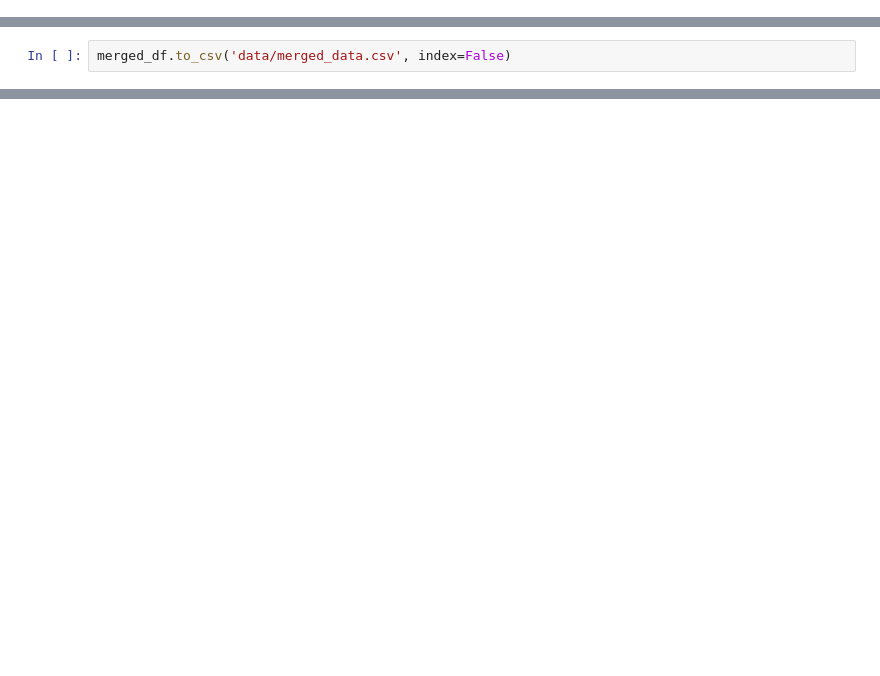
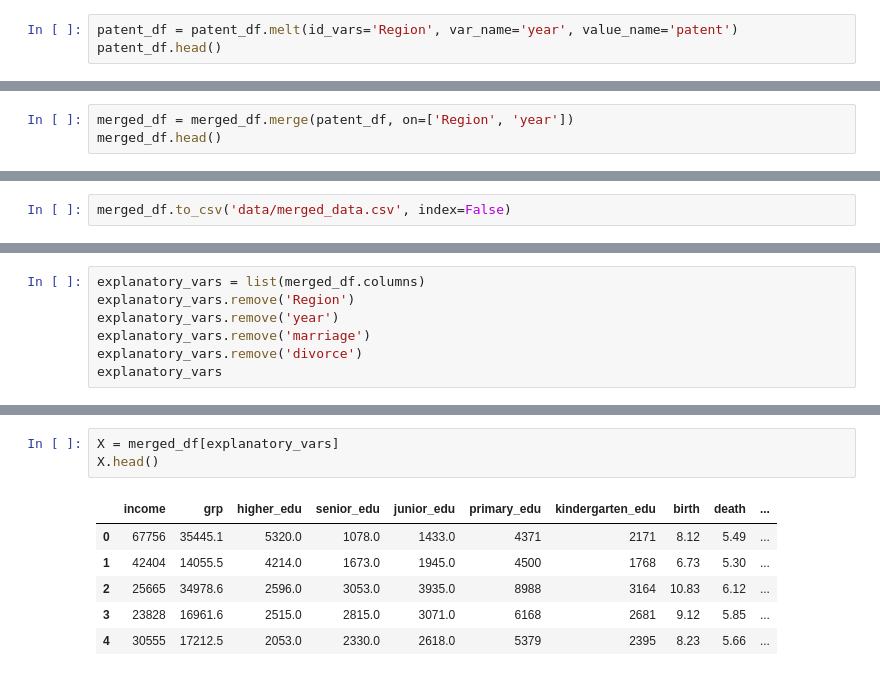
Before and after one commit to mexiliang/umich-591, a Jupyter notebook: Scatterplot.ipynb, the cells around one changed output, grey strips where cells are left out. Cells and saved outputs as stored; diff of their text form; blank space fills up the shorter version.

```diff
--- a/Scatterplot.ipynb
+++ b/Scatterplot.ipynb
@@ -415,0 +442,3 @@ car_owner_df.head()
+# %%
+patent_df = patent_df.melt(id_vars='Region', var_name='year', value_name='patent')
+patent_df.head()
@@ -564,3 +600,6 @@ merged_df.head()
 | 2 | Hebei | 2019 | 42.13 | 25.57 | 25665 | 34978.6 | 2596.0 | 3053.0 | 3935.0 | ... |
 | 3 | Shanxi | 2019 | 25.50 | 9.12 | 23828 | 16961.6 | 2515.0 | 2815.0 | 3071.0 | ... |
 | 4 | Inner Mongolia | 2019 | 16.18 | 9.98 | 30555 | 17212.5 | 2053.0 | 2330.0 | 2618.0 | ... |
+# %%
+merged_df = merged_df.merge(patent_df, on=['Region', 'year'])
+merged_df.head()
@@ -823,0 +881,7 @@ merged_df.to_csv('data/merged_data.csv', index=False)
+# %%
+explanatory_vars = list(merged_df.columns)
+explanatory_vars.remove('Region')
+explanatory_vars.remove('year')
+explanatory_vars.remove('marriage')
+explanatory_vars.remove('divorce')
+explanatory_vars
@@ -823,0 +904,10 @@ merged_df.to_csv('data/merged_data.csv', index=False)
+# %%
+X = merged_df[explanatory_vars]
+X.head()
+# %% [output]
+|  | income | grp | higher_edu | senior_edu | junior_edu | primary_edu | kindergarten_edu | birth | death | ... |
+| 0 | 67756 | 35445.1 | 5320.0 | 1078.0 | 1433.0 | 4371 | 2171 | 8.12 | 5.49 | ... |
+| 1 | 42404 | 14055.5 | 4214.0 | 1673.0 | 1945.0 | 4500 | 1768 | 6.73 | 5.30 | ... |
+| 2 | 25665 | 34978.6 | 2596.0 | 3053.0 | 3935.0 | 8988 | 3164 | 10.83 | 6.12 | ... |
+| 3 | 23828 | 16961.6 | 2515.0 | 2815.0 | 3071.0 | 6168 | 2681 | 9.12 | 5.85 | ... |
+| 4 | 30555 | 17212.5 | 2053.0 | 2330.0 | 2618.0 | 5379 | 2395 | 8.23 | 5.66 | ... |
```
Also changed, not shown: parts of 56 cells of this notebook.
